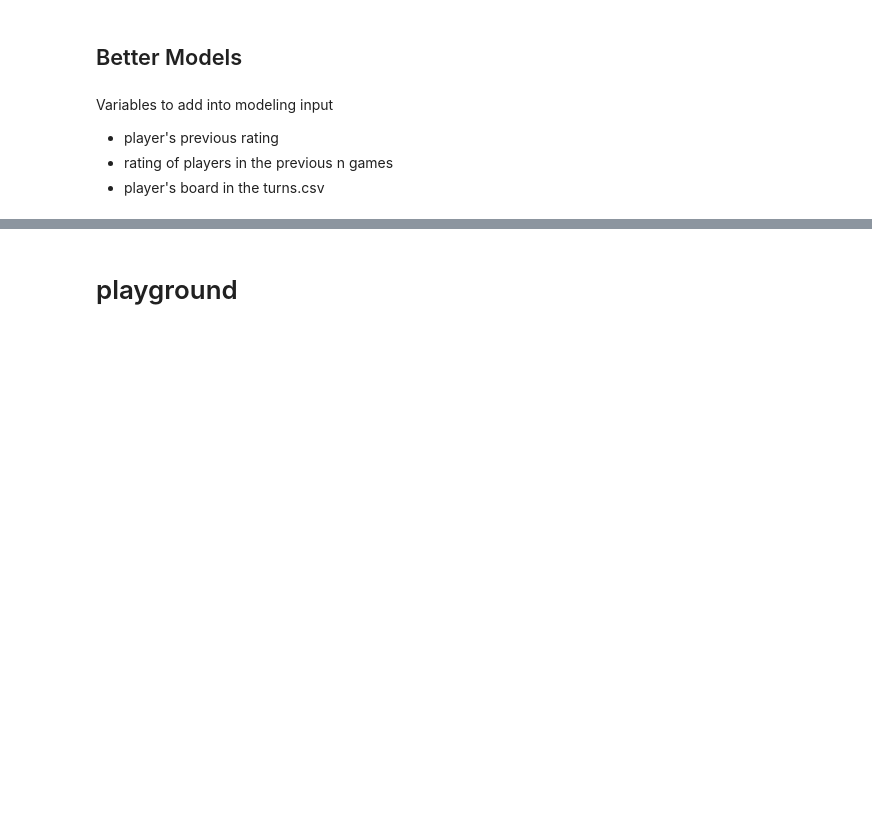
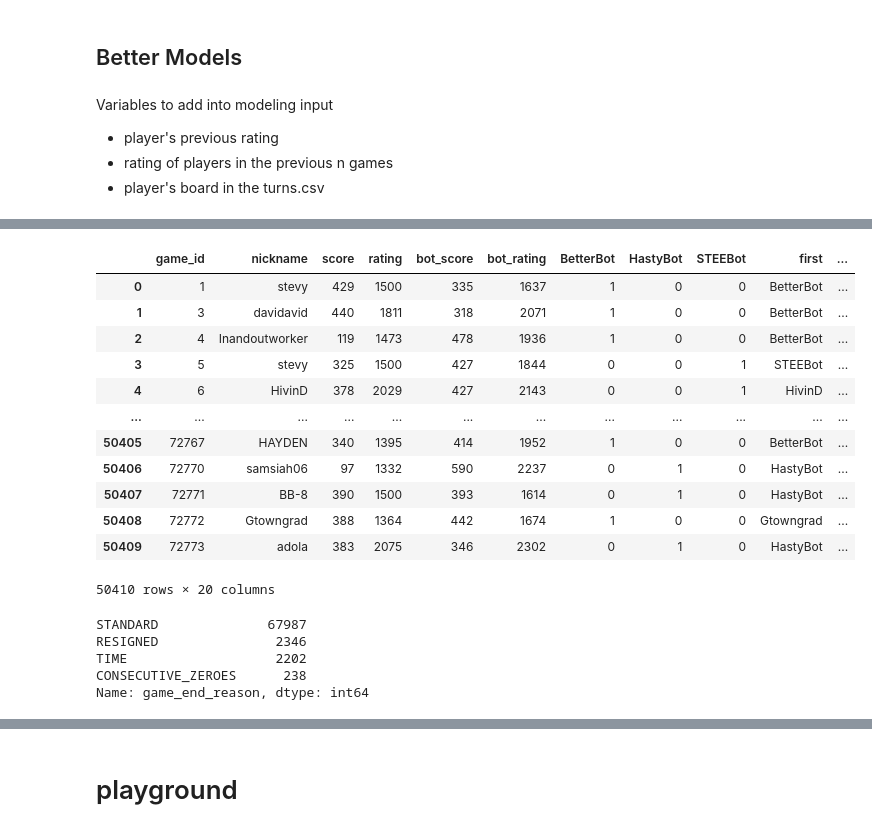
Before and after one commit to jyeung2/Scrabble-Rating, a Jupyter notebook: EDA.ipynb, the cells around one changed output, grey strips where cells are left out. Drawn from its saved outputs; the diff is of its cells as text; code cells hidden in the pictures; blank space fills up the shorter version.

Commit message:
analysis with games data

```diff
--- a/EDA.ipynb
+++ b/EDA.ipynb
@@ -217,0 +245,7 @@ Variables to add into modeling input
+# %%
+# one hot encoding bot type
+one_hot = pd.get_dummies(train_merged["bot"])
+train_games_merged = train_merged
+train_games_merged = train_games_merged.drop(["bot"], axis=1)
+train_games_merged = train_games_merged.join(one_hot)
+train_games_merged
@@ -217,0 +266,18 @@ Variables to add into modeling input
+# %%
+# merging train data and games data
+train_games_merged = train_games_merged.merge(games, how='left', on='game_id')
+train_games_merged
+# %% [output]
+|  | game_id | nickname | score | rating | bot_score | bot_rating | BetterBot | HastyBot | STEEBot | first | ... |
+| 0 | 1 | stevy | 429 | 1500 | 335 | 1637 | 1 | 0 | 0 | BetterBot | ... |
+| 1 | 3 | davidavid | 440 | 1811 | 318 | 2071 | 1 | 0 | 0 | BetterBot | ... |
+| 2 | 4 | Inandoutworker | 119 | 1473 | 478 | 1936 | 1 | 0 | 0 | BetterBot | ... |
+| 3 | 5 | stevy | 325 | 1500 | 427 | 1844 | 0 | 0 | 1 | STEEBot | ... |
+| 4 | 6 | HivinD | 378 | 2029 | 427 | 2143 | 0 | 0 | 1 | HivinD | ... |
+| ... | ... | ... | ... | ... | ... | ... | ... | ... | ... | ... | ... |
+| 50405 | 72767 | HAYDEN | 340 | 1395 | 414 | 1952 | 1 | 0 | 0 | BetterBot | ... |
+| 50406 | 72770 | samsiah06 | 97 | 1332 | 590 | 2237 | 0 | 1 | 0 | HastyBot | ... |
+| 50407 | 72771 | BB-8 | 390 | 1500 | 393 | 1614 | 0 | 1 | 0 | HastyBot | ... |
+| 50408 | 72772 | Gtowngrad | 388 | 1364 | 442 | 1674 | 1 | 0 | 0 | Gtowngrad | ... |
+| 50409 | 72773 | adola | 383 | 2075 | 346 | 2302 | 0 | 1 | 0 | HastyBot | ... |
+50410 rows × 20 columns
@@ -217,0 +291,8 @@ Variables to add into modeling input
+# %%
+games["game_end_reason"].value_counts()
+# %% [output]
+STANDARD              67987
+RESIGNED               2346
+TIME                   2202
+CONSECUTIVE_ZEROES      238
+Name: game_end_reason, dtype: int64
```
Also changed, not shown: parts of 15 cells of this notebook.
